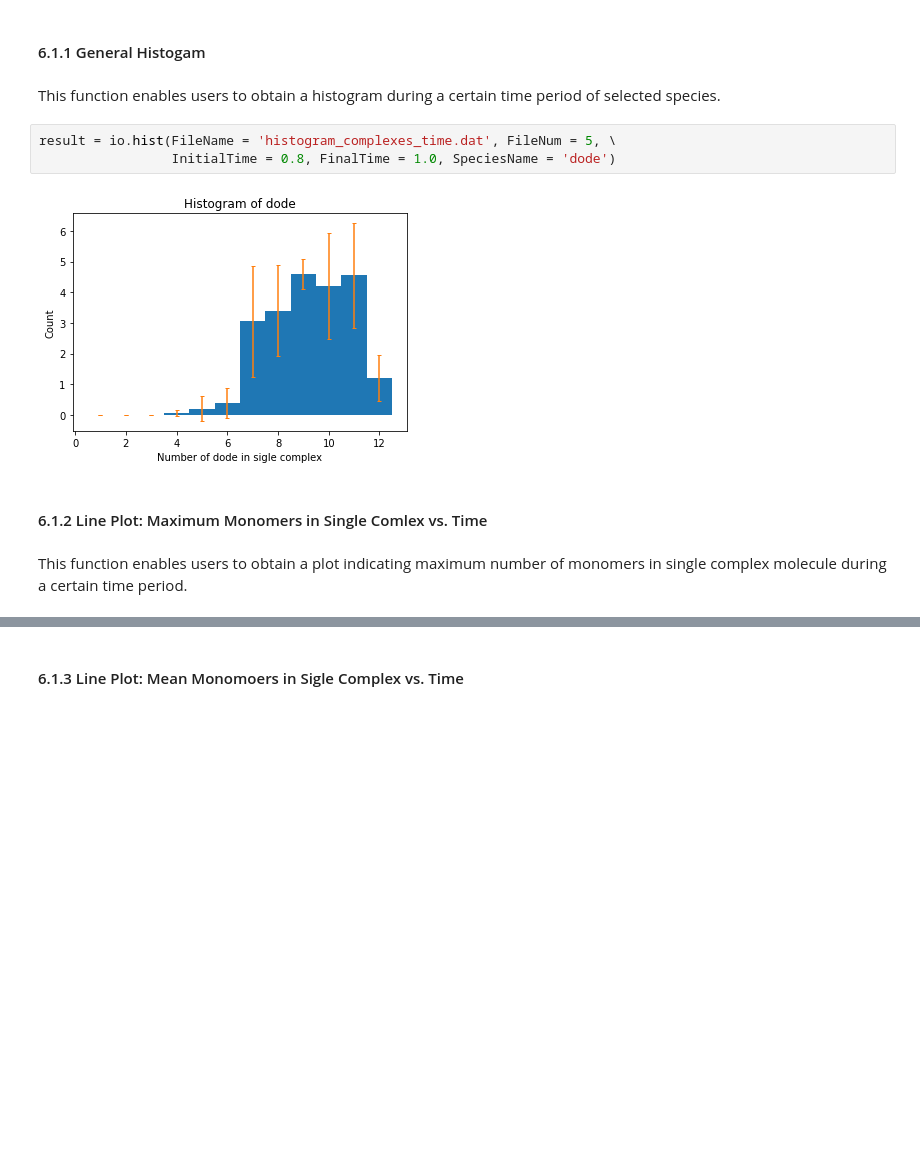
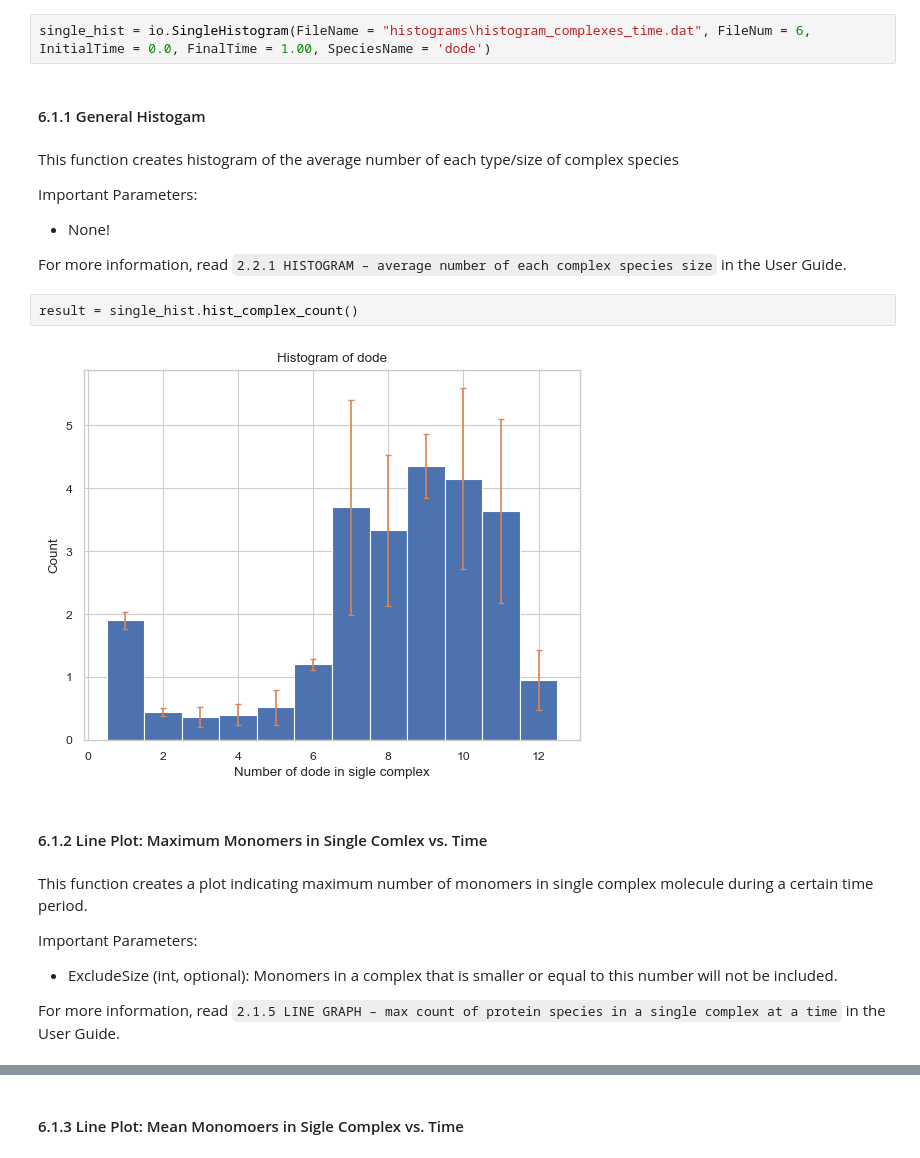
Before and after one commit to jonathanfischer97/ionerdss, a Jupyter notebook: Tutorial/SingleSpeciesTutorial/ioNERDSSTutorialSingle.ipynb, the cells around one changed output, grey strips where cells are left out. Drawn from its saved outputs; the diff is of its cells as text; blank space fills up the shorter version.

Commit message:
Finish singlespecies tutorial + clean up space

```diff
--- a/Tutorial/SingleSpeciesTutorial/ioNERDSSTutorialSingle.ipynb
+++ b/Tutorial/SingleSpeciesTutorial/ioNERDSSTutorialSingle.ipynb
@@ -95,14 +101,25 @@ The model for the simulation results used for this analysis section below is dod
+# %%
+single_hist = io.SingleHistogram(FileName = "histograms\histogram_complexes_time.dat", FileNum = 6, InitialTime = 0.0, FinalTime = 1.00, SpeciesName = 'dode')
 # %% [markdown]
 #### 6.1.1 General Histogam
 # %% [markdown]
-This function enables users to obtain a histogram during a certain time period of selected species.
+This function creates histogram of the average number of each type/size of complex species
+
+Important Parameters:
+- None!
+
+For more information, read ``2.2.1 HISTOGRAM – average number of each complex species size`` in the User Guide.
 # %%
-result = io.hist(FileName = 'histogram_complexes_time.dat', FileNum = 5, \
-                 InitialTime = 0.8, FinalTime = 1.0, SpeciesName = 'dode')
+result = single_hist.hist_complex_count()
 # %% [output]
-[figure, old version]
+[figure, new version]
 # %% [markdown]
 #### 6.1.2 Line Plot: Maximum Monomers in Single Comlex vs. Time
 # %% [markdown]
-This function enables users to obtain a plot indicating maximum number of monomers in single complex molecule during a certain time period.
+This function creates a plot indicating maximum number of monomers in single complex molecule during a certain time period.
+
+Important Parameters:
+- ExcludeSize (int, optional): Monomers in a complex that is smaller or equal to this number will not be included.
+
+For more information, read ``2.1.5 LINE GRAPH – max count of protein species in a single complex at a time`` in the User Guide.
 # %%
```
Also changed, not shown: parts of 44 cells of this notebook, 13 other files.
